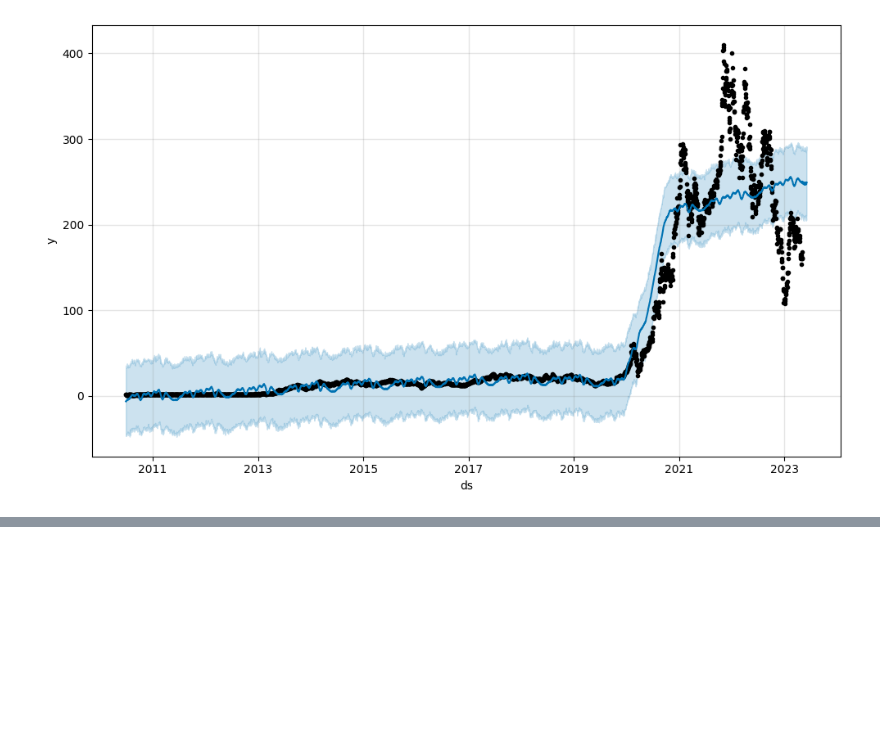
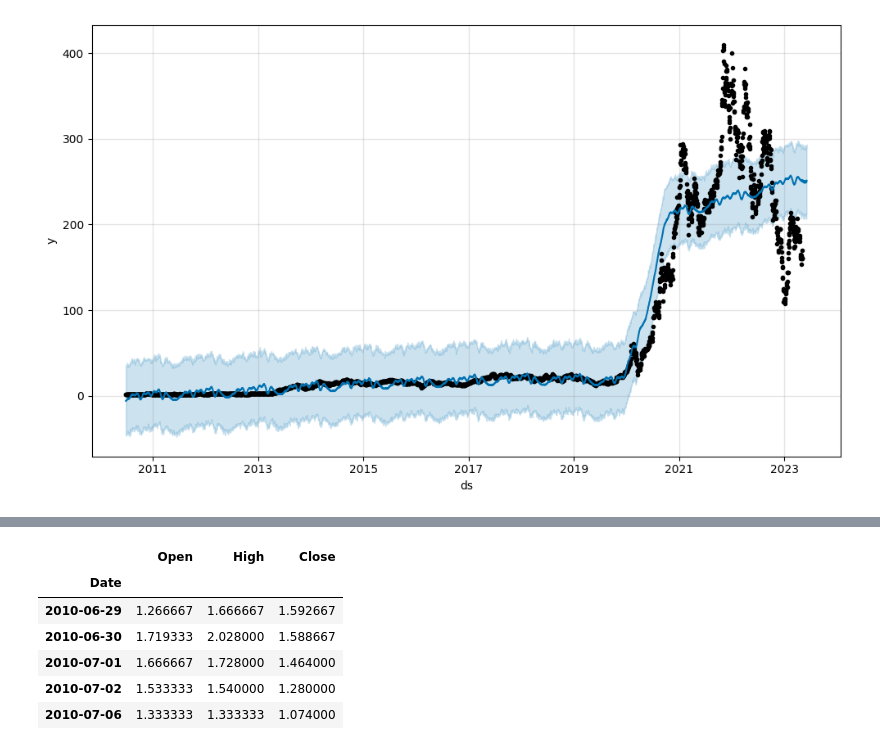
Before and after one commit to Anshuldogra001/Stock_Market_Capestone_Project, a Jupyter notebook: Stock_prediction.ipynb, the cells around one changed output, grey strips where cells are left out. Cells and saved outputs as stored; diff of their text form; code cells hidden in the pictures; blank space fills up the shorter version.

```diff
--- a/Stock_prediction.ipynb
+++ b/Stock_prediction.ipynb
@@ -278,0 +303,12 @@ files.download("forecast.csv")
+# %%
+
+d= df.drop(['Volume','Low', 'Dividends', 'Stock Splits'], axis=1)
+d.head()
+# %% [output]
+|  | Open | High | Close |
+| Date |  |  |  |
+| 2010-06-29 | 1.266667 | 1.666667 | 1.592667 |
+| 2010-06-30 | 1.719333 | 2.028000 | 1.588667 |
+| 2010-07-01 | 1.666667 | 1.728000 | 1.464000 |
+| 2010-07-02 | 1.533333 | 1.540000 | 1.280000 |
+| 2010-07-06 | 1.333333 | 1.333333 | 1.074000 |
```
Also changed, not shown: parts of 48 cells of this notebook.
